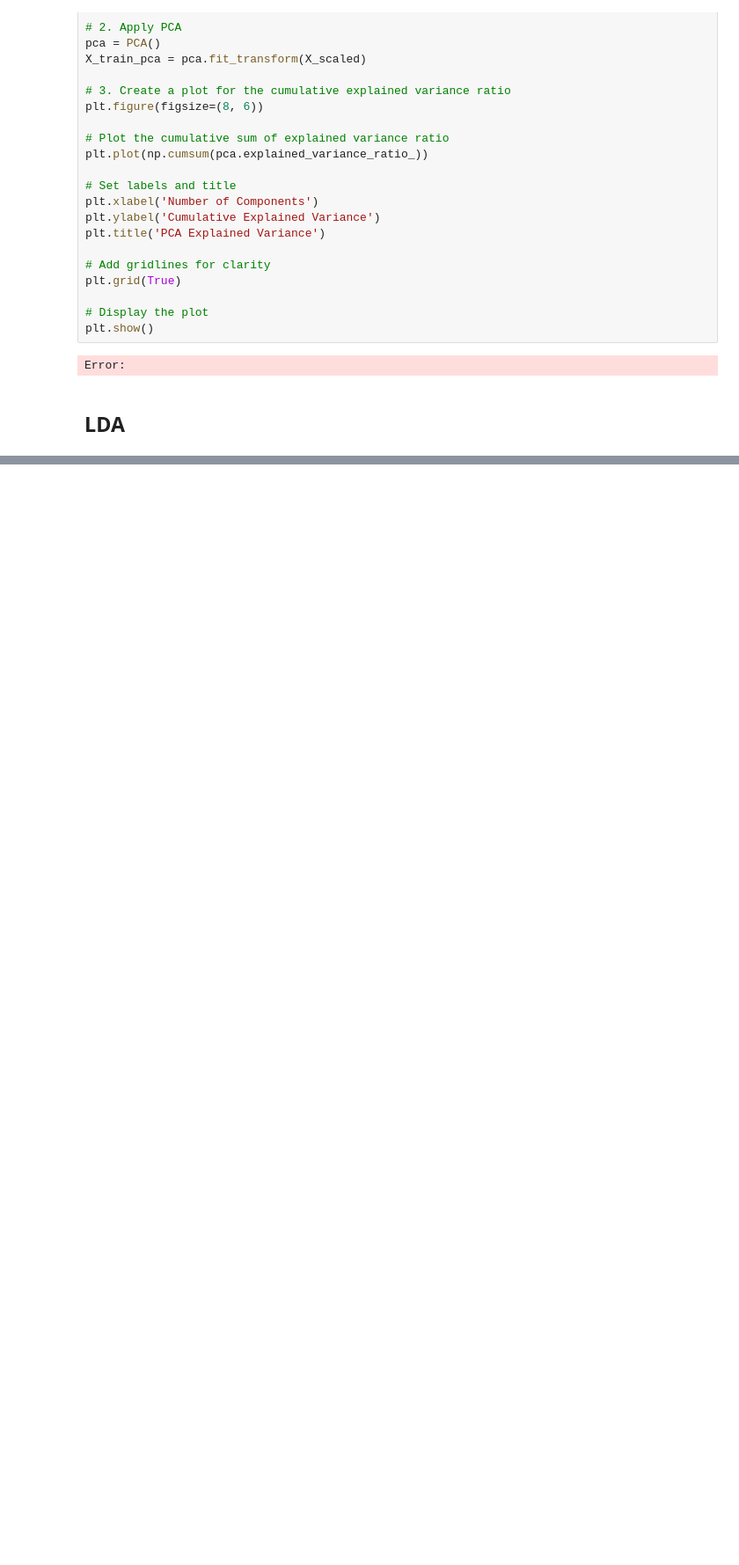
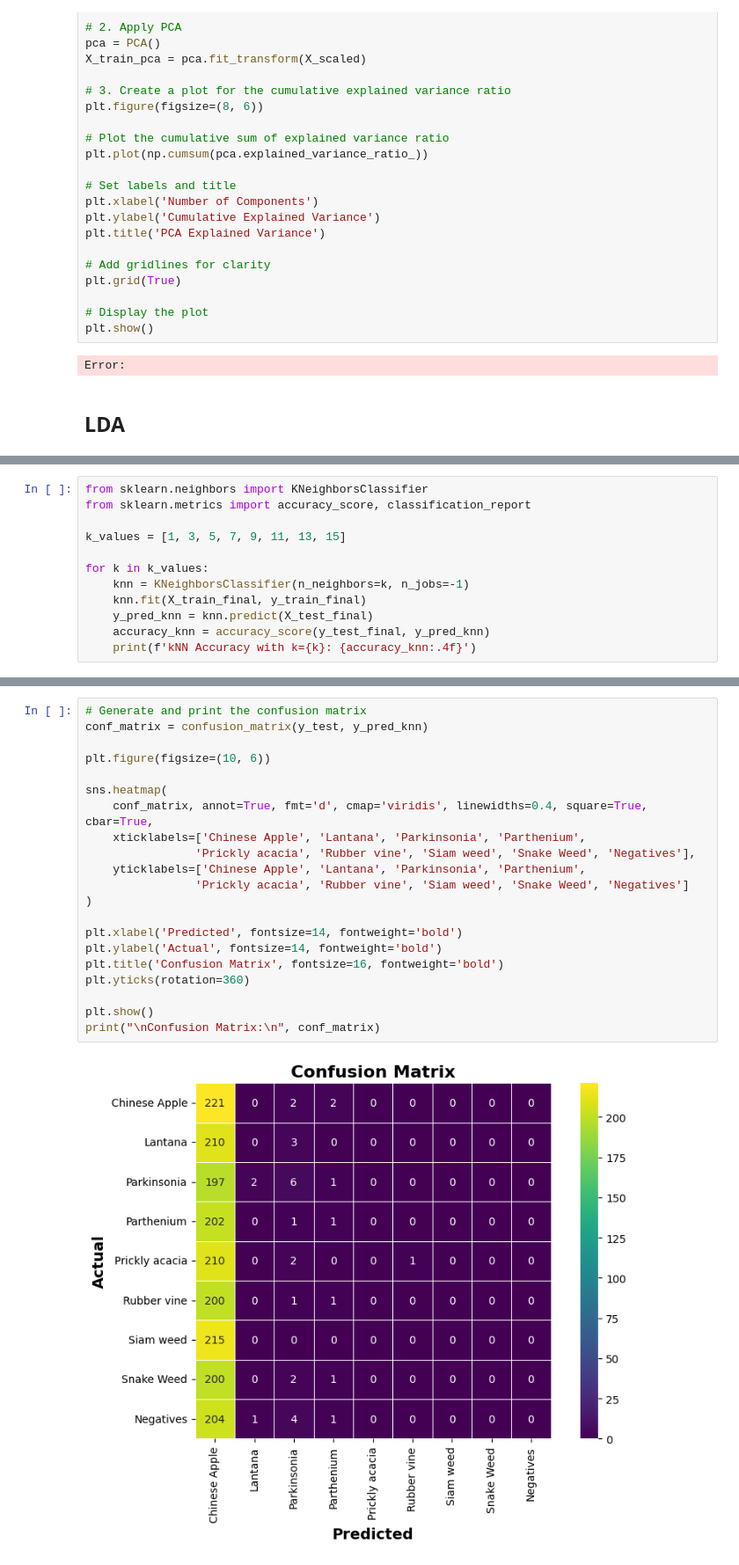
Before and after one commit to yun-jihyun/Weed-Classification, a Jupyter notebook: notebooks/knn_model_updated.ipynb, the cells around one changed output, grey strips where cells are left out. Shown at 88% size. Drawn from its saved outputs; the diff is of its cells as text; blank space fills up the shorter version.

```diff
--- a/notebooks/knn_model_updated.ipynb
+++ b/notebooks/knn_model_updated.ipynb
@@ -497,0 +500,12 @@ NameError: name 'X_train_final' is not defined
+# %%
+from sklearn.neighbors import KNeighborsClassifier
+from sklearn.metrics import accuracy_score, classification_report
+
+k_values = [1, 3, 5, 7, 9, 11, 13, 15]
+
+for k in k_values:
+    knn = KNeighborsClassifier(n_neighbors=k, n_jobs=-1)
+    knn.fit(X_train_final, y_train_final)
+    y_pred_knn = knn.predict(X_test_final)
+    accuracy_knn = accuracy_score(y_test_final, y_pred_knn)
+    print(f'kNN Accuracy with k={k}: {accuracy_knn:.4f}')
@@ -497,0 +569,23 @@ NameError: name 'X_train_final' is not defined
+# %%
+# Generate and print the confusion matrix
+conf_matrix = confusion_matrix(y_test, y_pred_knn)
+
+plt.figure(figsize=(10, 6))
+
+sns.heatmap(
+    conf_matrix, annot=True, fmt='d', cmap='viridis', linewidths=0.4, square=True, cbar=True,
+    xticklabels=['Chinese Apple', 'Lantana', 'Parkinsonia', 'Parthenium',
+                'Prickly acacia', 'Rubber vine', 'Siam weed', 'Snake Weed', 'Negatives'],
+    yticklabels=['Chinese Apple', 'Lantana', 'Parkinsonia', 'Parthenium',
+                'Prickly acacia', 'Rubber vine', 'Siam weed', 'Snake Weed', 'Negatives']
+)
+
+plt.xlabel('Predicted', fontsize=14, fontweight='bold')
+plt.ylabel('Actual', fontsize=14, fontweight='bold')
+plt.title('Confusion Matrix', fontsize=16, fontweight='bold')
+plt.yticks(rotation=360)
+
+plt.show()
+print("\nConfusion Matrix:\n", conf_matrix)
+# %% [output]
+[figure, added]
```
Also changed, not shown: parts of 7 cells of this notebook.
